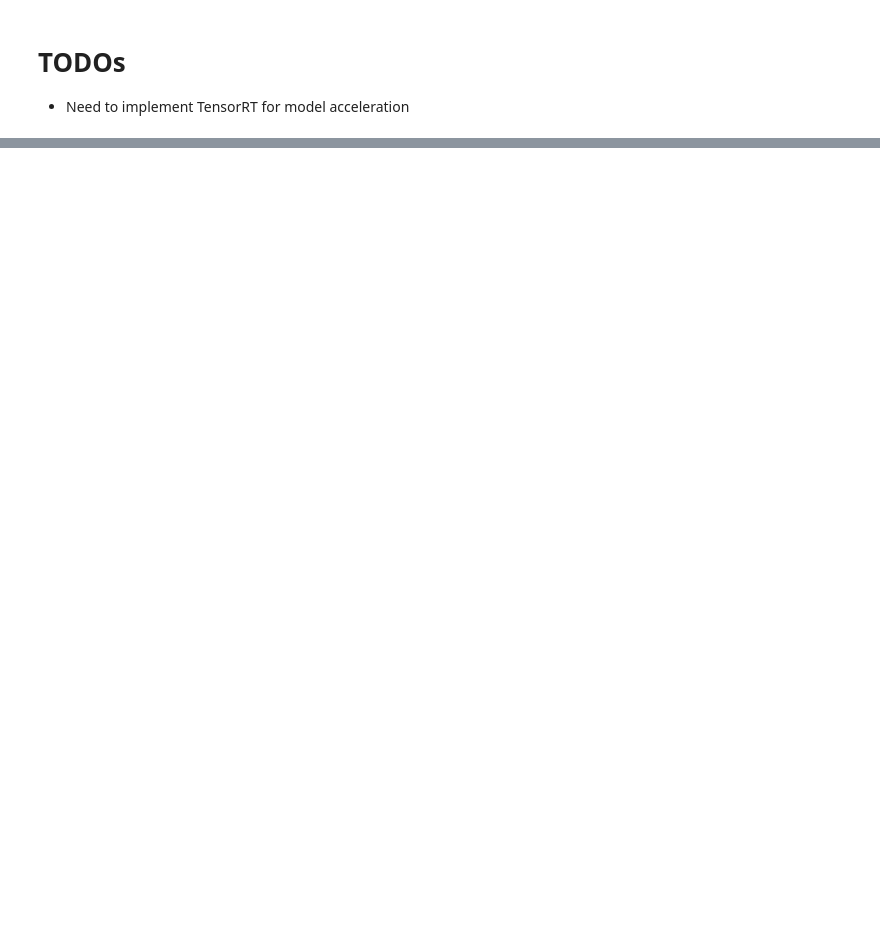
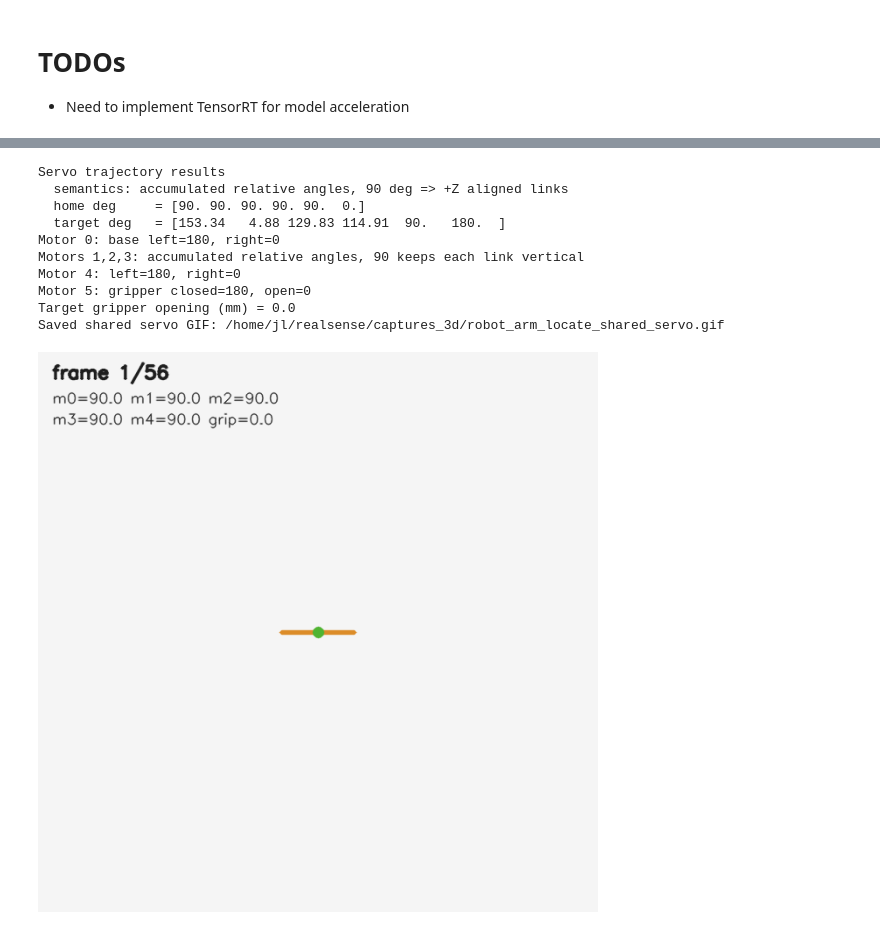
Before and after one commit to jlstdio/realsense_n_lidar, a Jupyter notebook: robot_arm_locate_n_grip.ipynb, the cells around one changed output, grey strips where cells are left out. Saved outputs shown, nothing was run; the diff lists cells and outputs as text; code cells hidden in the pictures; blank space fills up the shorter version.

```diff
--- a/robot_arm_locate_n_grip.ipynb
+++ b/robot_arm_locate_n_grip.ipynb
@@ -1257,0 +1086,35 @@ NameError: name 'BASE_DIR' is not defined
+# %%
+from IPython.display import Image as IPyImage, display
+from pathlib import Path
+import numpy as np
+from robot_arm_servo_model import HOME_DEG, build_visuals, gripper_open_mm, solve_servo_from_target
+
+BASE_MM = np.asarray(ROBOT_BASE_MM if "ROBOT_BASE_MM" in globals() else [0.0, 0.0, 500.0], dtype=np.float64)
+TARGET_MM = np.asarray(grasp_point_mm if "grasp_point_mm" in globals() else BASE_MM + np.array([180.0, 0.0, 60.0]), dtype=np.float64)
+TARGET_DEG = solve_servo_from_target(TARGET_MM, BASE_MM)
+print("Servo trajectory results")
+print("  semantics: accumulated relative angles, 90 deg => +Z aligned links")
+print("  home deg     =", np.round(HOME_DEG, 2))
+print("  target deg   =", np.round(TARGET_DEG, 2))
+print("Motor 0: base left=180, right=0")
+print("Motors 1,2,3: accumulated relative angles, 90 keeps each link vertical")
+print("Motor 4: left=180, right=0")
+print("Motor 5: gripper closed=180, open=0")
+print("Target gripper opening (mm) =", round(gripper_open_mm(TARGET_DEG[5]), 2))
+FIG_SIM_3D, GIF_PATH = build_visuals(TARGET_DEG, BASE_MM, Path.cwd() / "captures_3d" / "robot_arm_locate_shared_servo.gif", scene_objects=scene_objects if "scene_objects" in globals() else None, title="Servo 3D Interactive View: Shared Model Trajectory")
+print("Saved shared servo GIF:", GIF_PATH)
+display(IPyImage(filename=str(GIF_PATH)))
+FIG_SIM_3D.add_scatter3d(x=[TARGET_MM[0]], y=[TARGET_MM[2]], z=[TARGET_MM[1]], mode="markers+text", name="grasp target", text=["grasp target"], textposition="bottom center", marker={"size": 6, "color": "rgb(220,60,60)"})
+FIG_SIM_3D.show()
+# %% [output]
+Servo trajectory results
+  semantics: accumulated relative angles, 90 deg => +Z aligned links
+  home deg     = [90. 90. 90. 90. 90.  0.]
+  target deg   = [153.34   4.88 129.83 114.91  90.   180.  ]
+Motor 0: base left=180, right=0
+Motors 1,2,3: accumulated relative angles, 90 keeps each link vertical
+Motor 4: left=180, right=0
+Motor 5: gripper closed=180, open=0
+Target gripper opening (mm) = 0.0
+Saved shared servo GIF: /home/jl/realsense/captures_3d/robot_arm_locate_shared_servo.gif
+[figure, added]
```
Also changed, not shown: parts of 5 cells of this notebook, 8 other files.
